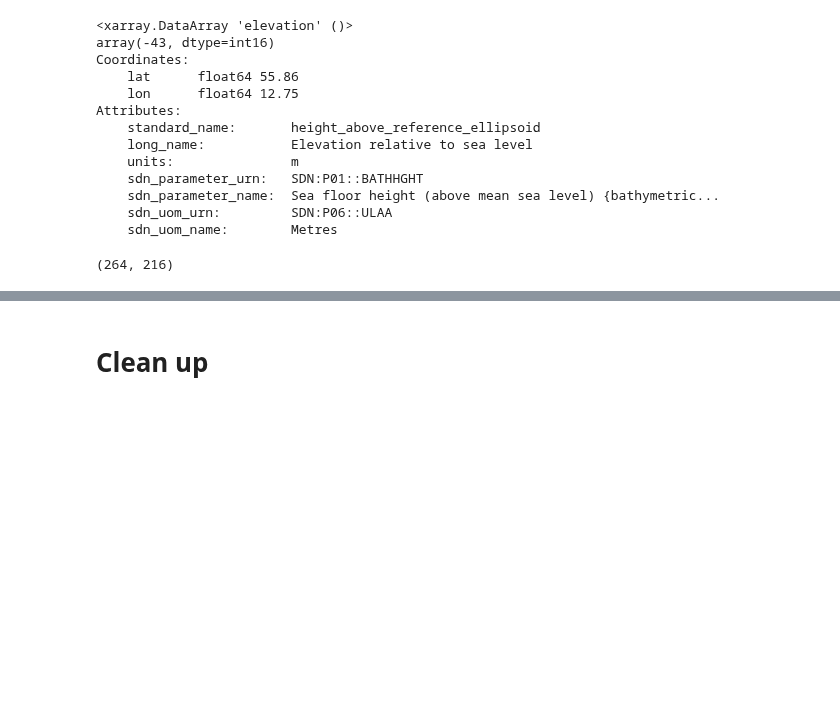
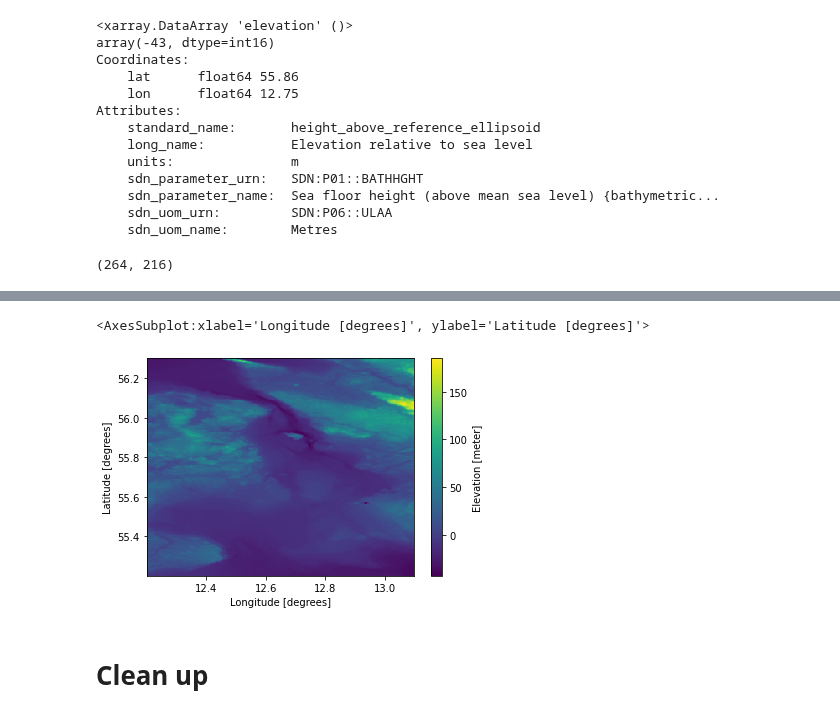
Before and after one commit to DHI/mikeio, a Jupyter notebook: notebooks/Dfs2 - Bathymetry.ipynb, the cells around one changed output, grey strips where cells are left out. Drawn from its saved outputs; the diff is of its cells as text; code cells hidden in the pictures; blank space fills up the shorter version.

```diff
--- a/notebooks/Dfs2 - Bathymetry.ipynb
+++ b/notebooks/Dfs2 - Bathymetry.ipynb
@@ -160,3 +89,10 @@ newds.data[0][0,k,j]
+# %%
+import mikeio
+ds = mikeio.read("gebco.dfs2")
+ds.Elevation.plot()
+# %% [output]
+<AxesSubplot:xlabel='Longitude [degrees]', ylabel='Latitude [degrees]'>
+[figure, added]
 # %% [markdown]
 # Clean up
 # %%
```
Also changed, not shown: parts of 22 cells of this notebook, 3 other files.
